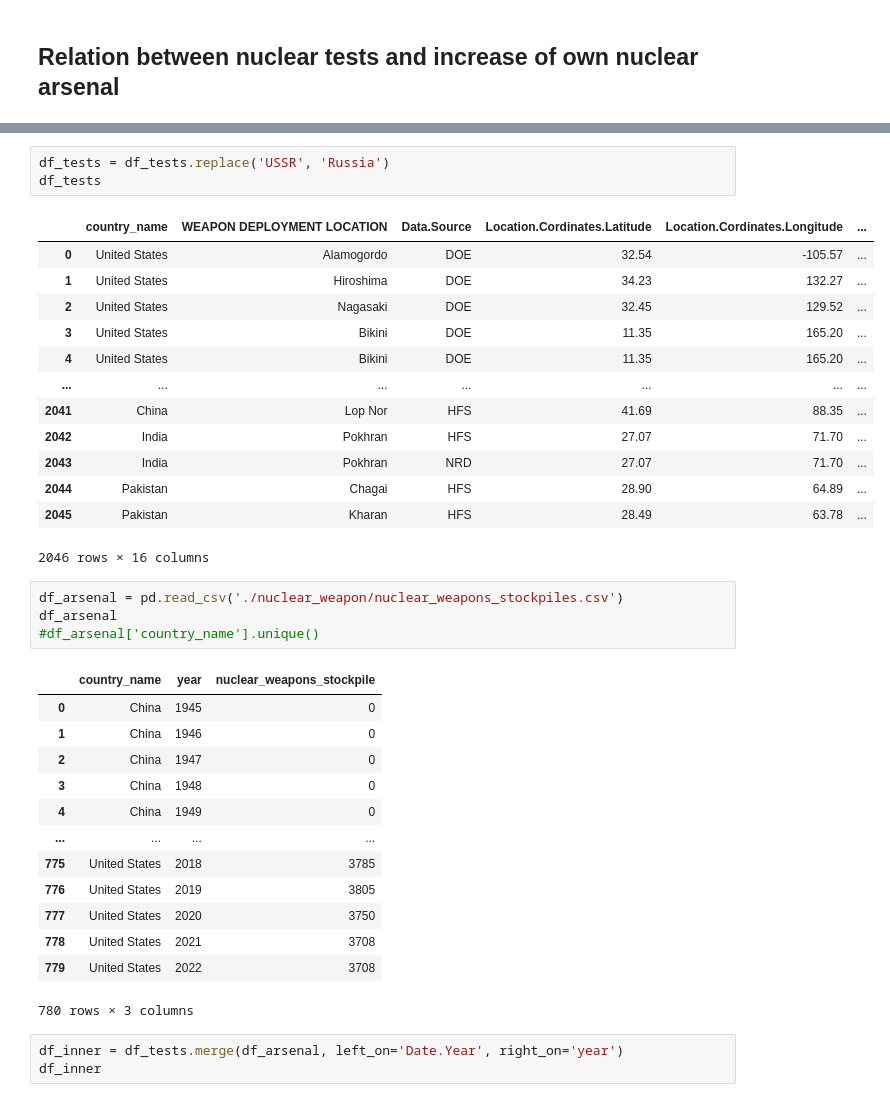
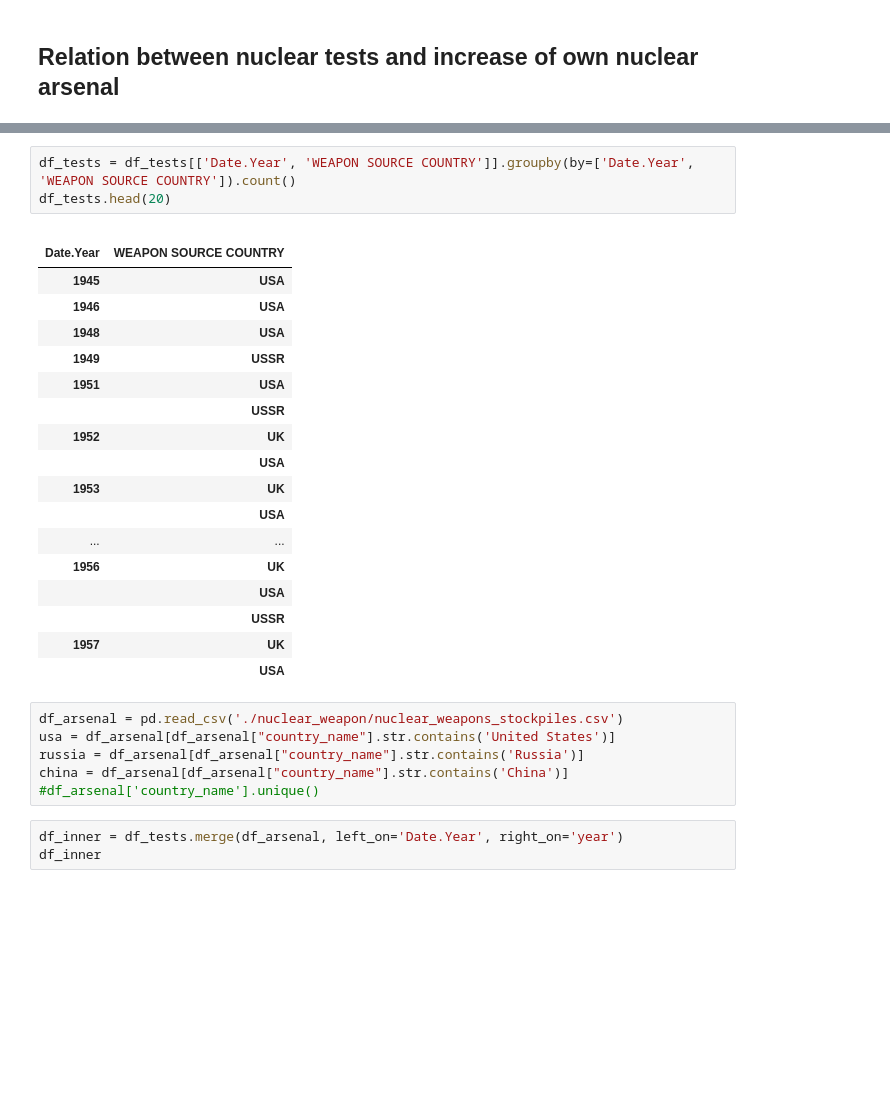
Before and after one commit to DennisRPaiva/ProjetoDatasets, a Jupyter notebook: eda_macedo.ipynb, the cells around one changed output, grey strips where cells are left out. Drawn from its saved outputs; the diff is of its cells as text; blank space fills up the shorter version.

```diff
--- a/eda_macedo.ipynb
+++ b/eda_macedo.ipynb
@@ -60,39 +62,32 @@ df_tests
 2046 rows × 16 columns
 # %%
-df_tests = df_tests.replace('USSR', 'Russia')
-df_tests
+df_tests = df_tests[['Date.Year', 'WEAPON SOURCE COUNTRY']].groupby(by=['Date.Year', 'WEAPON SOURCE COUNTRY']).count()
+df_tests.head(20)
 # %% [output]
-|  | country_name | WEAPON DEPLOYMENT LOCATION | Data.Source | Location.Cordinates.Latitude | Location.Cordinates.Longitude | ... |
-| 0 | United States | Alamogordo | DOE | 32.54 | -105.57 | ... |
-| 1 | United States | Hiroshima | DOE | 34.23 | 132.27 | ... |
-| 2 | United States | Nagasaki | DOE | 32.45 | 129.52 | ... |
-| 3 | United States | Bikini | DOE | 11.35 | 165.20 | ... |
-| 4 | United States | Bikini | DOE | 11.35 | 165.20 | ... |
-| ... | ... | ... | ... | ... | ... | ... |
-| 2041 | China | Lop Nor | HFS | 41.69 | 88.35 | ... |
-| 2042 | India | Pokhran | HFS | 27.07 | 71.70 | ... |
-| 2043 | India | Pokhran | NRD | 27.07 | 71.70 | ... |
-| 2044 | Pakistan | Chagai | HFS | 28.90 | 64.89 | ... |
-| 2045 | Pakistan | Kharan | HFS | 28.49 | 63.78 | ... |
+|  |  |
+| Date.Year | WEAPON SOURCE COUNTRY |
+| 1945 | USA |
+| 1946 | USA |
+| 1948 | USA |
+| 1949 | USSR |
+| 1951 | USA |
+|  | USSR |
+| 1952 | UK |
+|  | USA |
+| 1953 | UK |
+|  | USA |
+| ... | ... |
+| 1956 | UK |
+|  | USA |
+|  | USSR |
+| 1957 | UK |
+|  | USA |
-2046 rows × 16 columns
 # %%
 df_arsenal = pd.read_csv('./nuclear_weapon/nuclear_weapons_stockpiles.csv')
-df_arsenal
+usa = df_arsenal[df_arsenal["country_name"].str.contains('United States')]
+russia = df_arsenal[df_arsenal["country_name"].str.contains('Russia')]
+china = df_arsenal[df_arsenal["country_name"].str.contains('China')]
 #df_arsenal['country_name'].unique()
-# %% [output]
-|  | country_name | year | nuclear_weapons_stockpile |
-| 0 | China | 1945 | 0 |
-| 1 | China | 1946 | 0 |
-| 2 | China | 1947 | 0 |
-| 3 | China | 1948 | 0 |
-| 4 | China | 1949 | 0 |
-| ... | ... | ... | ... |
-| 775 | United States | 2018 | 3785 |
-| 776 | United States | 2019 | 3805 |
-| 777 | United States | 2020 | 3750 |
-| 778 | United States | 2021 | 3708 |
-| 779 | United States | 2022 | 3708 |
-780 rows × 3 columns
 # %%
 df_inner = df_tests.merge(df_arsenal, left_on='Date.Year', right_on='year')
 df_inner
```
Also changed, not shown: parts of 2 cells of this notebook.
